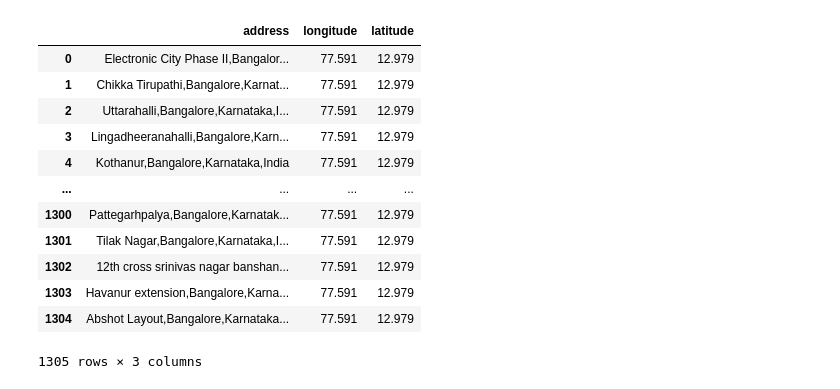
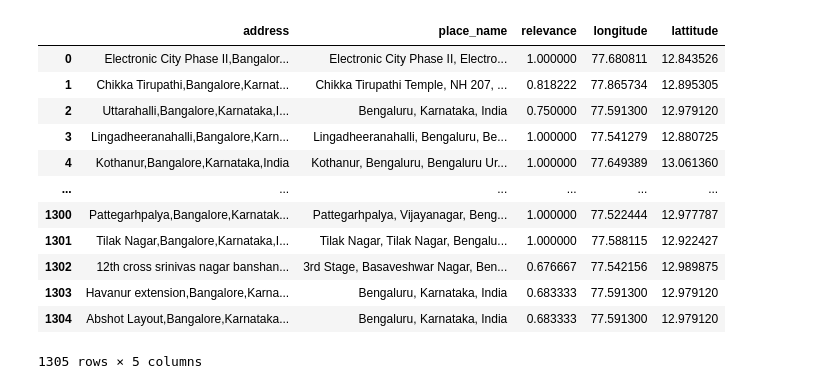
Before and after one commit to AnshikaJain2405/OrionDataAnalyticsInternshipJul23-Proj2, a Jupyter notebook: notebooks/GeoEncode.ipynb, the cells around one changed output. Saved outputs shown, nothing was run; the diff lists cells and outputs as text; code cells hidden in the pictures.

```diff
--- a/notebooks/GeoEncode.ipynb
+++ b/notebooks/GeoEncode.ipynb
@@ -78,16 +93,16 @@ address_df['latitude']= float(latitude)
-# %%
-address_df
-# %% [output]
-|  | address | longitude | latitude |
-| 0 | Electronic City Phase II,Bangalor... | 77.591 | 12.979 |
-| 1 | Chikka Tirupathi,Bangalore,Karnat... | 77.591 | 12.979 |
-| 2 | Uttarahalli,Bangalore,Karnataka,I... | 77.591 | 12.979 |
-| 3 | Lingadheeranahalli,Bangalore,Karn... | 77.591 | 12.979 |
-| 4 | Kothanur,Bangalore,Karnataka,India | 77.591 | 12.979 |
-| ... | ... | ... | ... |
-| 1300 | Pattegarhpalya,Bangalore,Karnatak... | 77.591 | 12.979 |
-| 1301 | Tilak Nagar,Bangalore,Karnataka,I... | 77.591 | 12.979 |
-| 1302 | 12th cross srinivas nagar banshan... | 77.591 | 12.979 |
-| 1303 | Havanur extension,Bangalore,Karna... | 77.591 | 12.979 |
-| 1304 | Abshot Layout,Bangalore,Karnataka... | 77.591 | 12.979 |
-1305 rows × 3 columns
+# %%
+df
+# %% [output]
+|  | address | place_name | relevance | longitude | lattitude |
+| 0 | Electronic City Phase II,Bangalor... | Electronic City Phase II, Electro... | 1.000000 | 77.680811 | 12.843526 |
+| 1 | Chikka Tirupathi,Bangalore,Karnat... | Chikka Tirupathi Temple, NH 207, ... | 0.818222 | 77.865734 | 12.895305 |
+| 2 | Uttarahalli,Bangalore,Karnataka,I... | Bengaluru, Karnataka, India | 0.750000 | 77.591300 | 12.979120 |
+| 3 | Lingadheeranahalli,Bangalore,Karn... | Lingadheeranahalli, Bengaluru, Be... | 1.000000 | 77.541279 | 12.880725 |
+| 4 | Kothanur,Bangalore,Karnataka,India | Kothanur, Bengaluru, Bengaluru Ur... | 1.000000 | 77.649389 | 13.061360 |
+| ... | ... | ... | ... | ... | ... |
+| 1300 | Pattegarhpalya,Bangalore,Karnatak... | Pattegarhpalya, Vijayanagar, Beng... | 1.000000 | 77.522444 | 12.977787 |
+| 1301 | Tilak Nagar,Bangalore,Karnataka,I... | Tilak Nagar, Tilak Nagar, Bengalu... | 1.000000 | 77.588115 | 12.922427 |
+| 1302 | 12th cross srinivas nagar banshan... | 3rd Stage, Basaveshwar Nagar, Ben... | 0.676667 | 77.542156 | 12.989875 |
+| 1303 | Havanur extension,Bangalore,Karna... | Bengaluru, Karnataka, India | 0.683333 | 77.591300 | 12.979120 |
+| 1304 | Abshot Layout,Bangalore,Karnataka... | Bengaluru, Karnataka, India | 0.683333 | 77.591300 | 12.979120 |
+1305 rows × 5 columns
```
Also changed, not shown: parts of 11 cells of this notebook, 2 other files.
